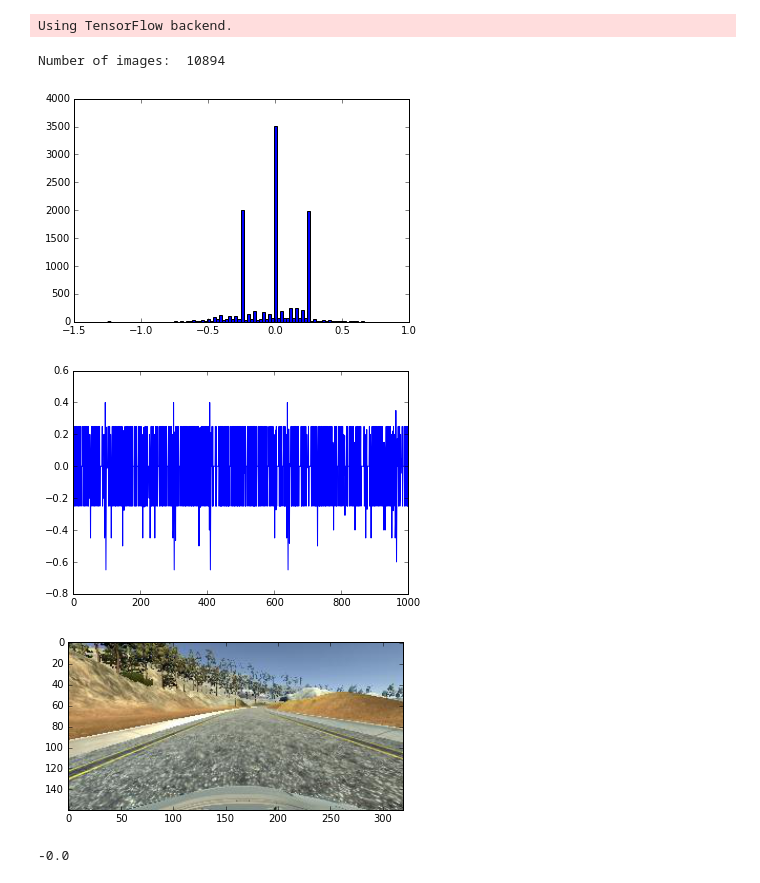
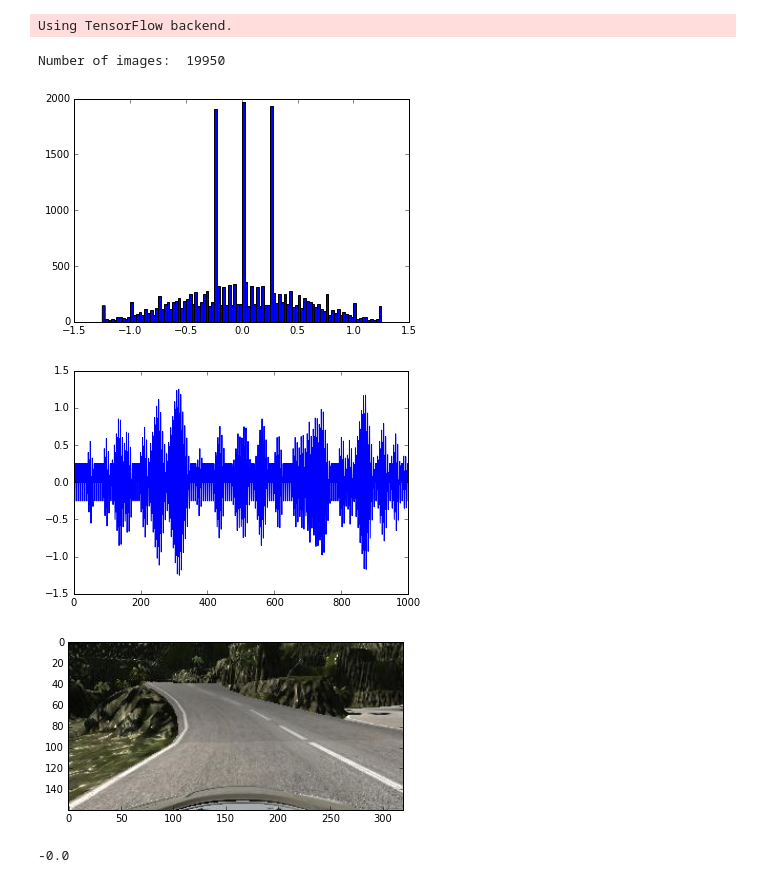
Before and after one commit to Inquisitive-ME/Behavioral-Cloning, a Jupyter notebook: model.ipynb, the cells around one changed output. Cells and saved outputs as stored; diff of their text form; code cells hidden in the pictures.

```diff
--- a/model.ipynb
+++ b/model.ipynb
@@ -17,34 +17,34 @@ from keras import optimizers
 # %% [output]
 Using TensorFlow backend.
 # %%
-def getImage(source_path):
+def getImage(source_path, image_path):
     filename = source_path.split('/')[-1]
-    current_path = 'my_test_data/IMG/' + filename
+    current_path = image_path + '/IMG/' + filename
     BGRImage = cv2.imread(current_path)
     return cv2.cvtColor(BGRImage, cv2.COLOR_BGR2RGB)
 
 steering_correction = 0.25
 # %%
-def addRow(line, images, measurements):
+def addRow(imagePath, line, images, measurements):
     steering_center = float(line[3])
 
     #split between not steering and steering
     if(steering_center == 0):
         #no steering
-        pUseImage = 0.75
-        pIncludeSide = 0.85
-        pFlipSide = 0.0
+        pUseImage = 1.0
+        pIncludeSide = 1.0
+        pFlipSide = 1.0
     else:
         #steering
         pUseImage = 1.0
-        pIncludeSide = 0.65
-        pFlipSide = 0.0
+        pIncludeSide = 1.0
+        pFlipSide = 1.0
 
     #Include only a percentage of non-steering images
     if(np.random.rand()>(1.0-pUseImage)):
         measurements.append(steering_center)
 
-        center_image = getImage(line[0])
+        center_image = getImage(line[0], imagePath)
         images.append(center_image)
 
         flipped_steer_center = -steering_center
@@ -55,8 +55,8 @@ def addRow(line, images, measurements):
 
     #Percentage of side images to include
     if(np.random.rand()>(1.0-pIncludeSide)):
-        left_image = getImage(line[1])
-        right_image = getImage(line[2])
+        left_image = getImage(line[1], imagePath)
+        right_image = getImage(line[2], imagePath)
 
         images.append(left_image)
         images.append(right_image)
@@ -115,40 +115,41 @@ def addRow(line, images, measurements):
 # %%
 #compiling data set without generator
 lines = []
-with open('my_test_data/driving_log.csv') as csvfile:
-#with open('data/driving_log.csv') as csvfile:
-    reader = csv.reader(csvfile)
-    for line in reader:
-        lines.append(line)
-
-#print(lines[0])
-lines=lines[1:]
-#print(lines[0])
 images = []
 measurements = []
 
-for line in lines:
-    addRow(line, images, measurements)
+#logfiles = ['data/driving_log.csv']
+#logfiles=['my_test_data_sb/driving_log.csv','my_test_data_sf/driving_log.csv']
+logfiles=['my_test_data_track2/driving_log.csv']
+for logfile in logfiles:
+    with open(logfile) as csvfile:
+        reader = csv.reader(csvfile)
+        firstRead=True
+        for line in reader:
+            if firstRead:
+                firstRead=False
+            else:
+                addRow(logfile.split('/')[0], line, images, measurements)
 
 X_train = np.array(images)
 y_train = np.array(measurements)
 
 print("Number of images: ",len(X_train))
 
 plt.hist(y_train,bins=100)
 plt.show()
 
 plt.plot(y_train[0:1000])
 plt.show()
 
 plt.imshow(X_train[1])
 plt.show()
 print(y_train[1])
 # %% [output]
-Number of images:  10894
+Number of images:  19950
-[figure, old version]
+[figure, new version]
-[figure, old version]
+[figure, new version]
-[figure, old version]
+[figure, new version]
 -0.0
 # %%
 sigma = np.max(np.abs(y_train))/3
```
Also changed, not shown: parts of 5 cells of this notebook, 16 other files.
